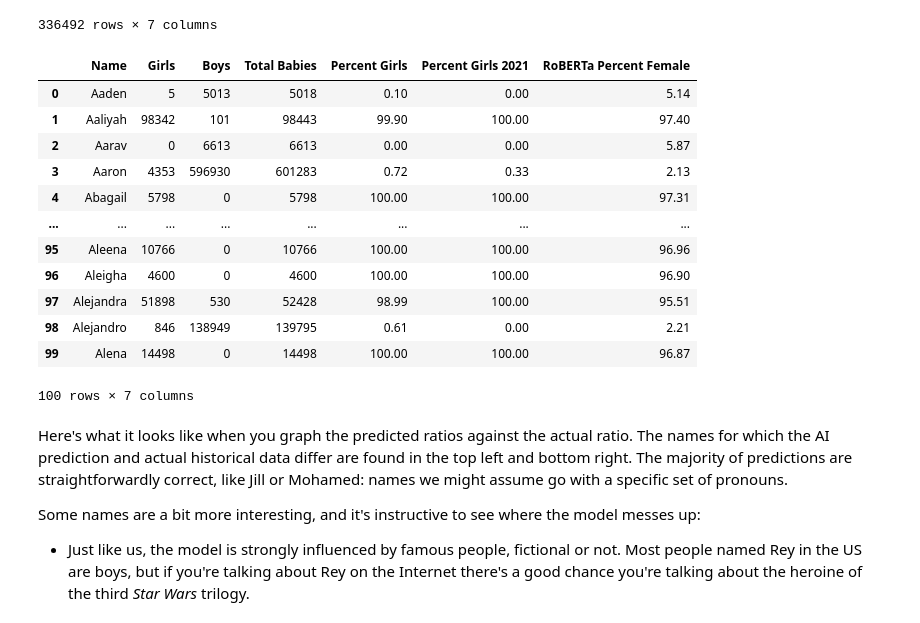
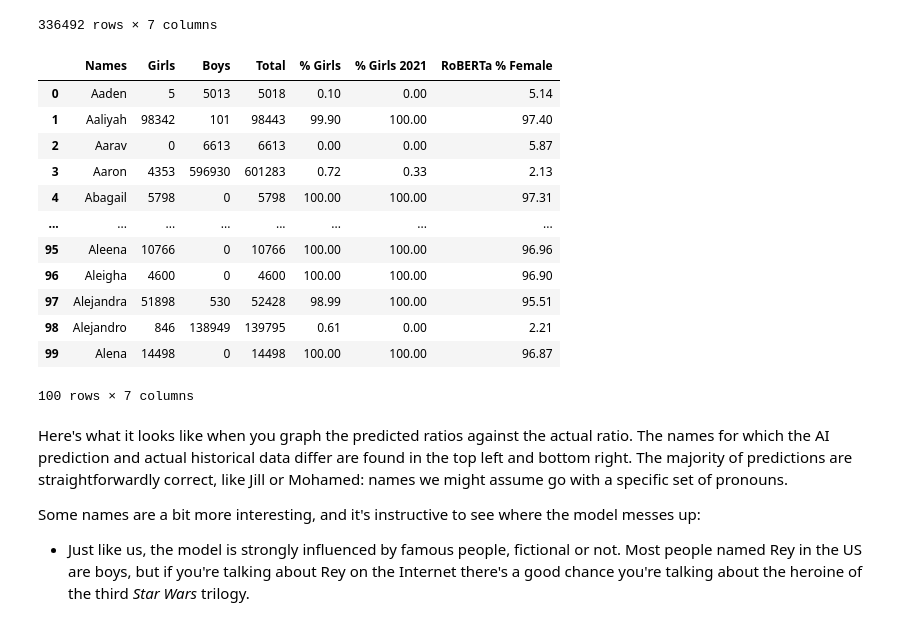
Before and after one commit to nicholas-miklaucic/rho, a Jupyter notebook: names-gender-ai.ipynb, the cells around one changed output. Cells and saved outputs as stored; diff of their text form; code cells hidden in the pictures.

```diff
--- a/names-gender-ai.ipynb
+++ b/names-gender-ai.ipynb
@@ -249,9 +374,11 @@ years
 # %%
 #constellate: dataframe
 
-names.round(2).head(100)
+df = names.round(2).head(100)
+df.columns = ['Names', 'Girls', 'Boys', 'Total', '% Girls', '% Girls 2021', 'RoBERTa % Female']
+df
 # %% [output]
-|  | Name | Girls | Boys | Total Babies | Percent Girls | Percent Girls 2021 | RoBERTa Percent Female |
+|  | Names | Girls | Boys | Total | % Girls | % Girls 2021 | RoBERTa % Female |
 | 0 | Aaden | 5 | 5013 | 5018 | 0.10 | 0.00 | 5.14 |
 | 1 | Aaliyah | 98342 | 101 | 98443 | 99.90 | 100.00 | 97.40 |
 | 2 | Aarav | 0 | 6613 | 6613 | 0.00 | 0.00 | 5.87 |
```
Also changed, not shown: parts of 22 cells of this notebook.
